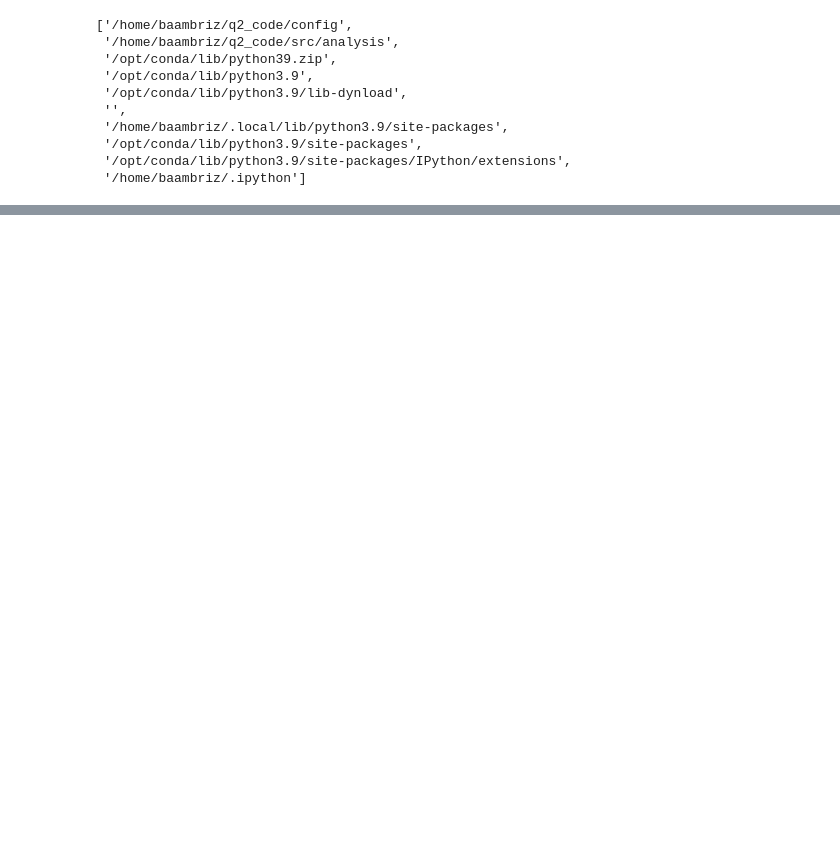
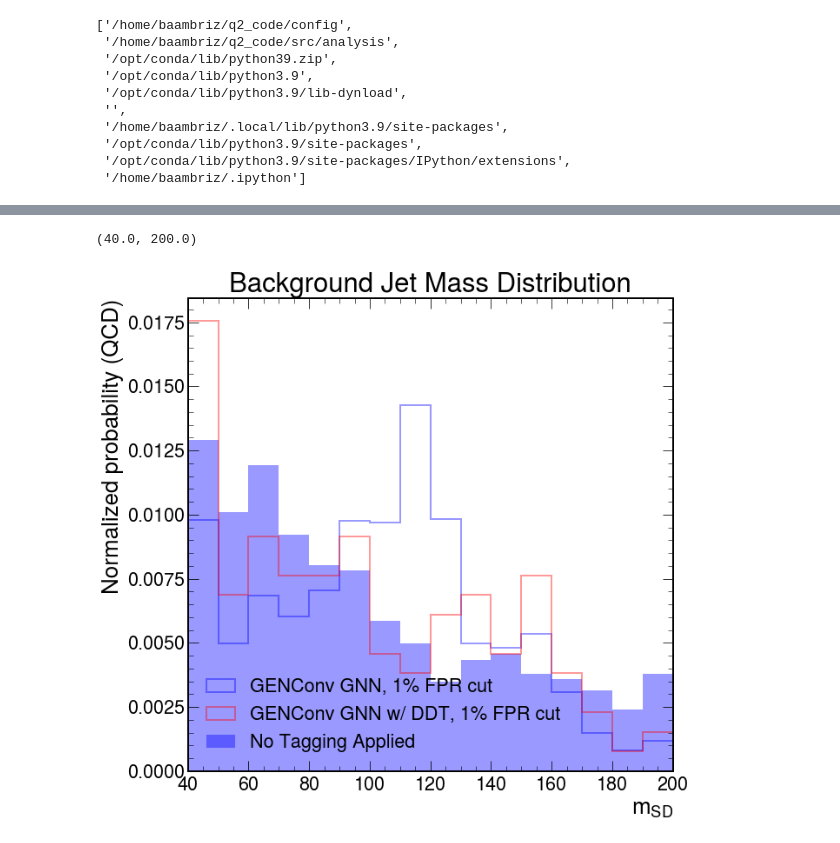
Before and after one commit to Bryan-Az/DSC-Capstone-Result-Replication, a Jupyter notebook: src/analysis/evaluation.ipynb, the cells around one changed output, grey strips where cells are left out. Cells and saved outputs as stored; diff of their text form; code cells hidden in the pictures; blank space fills up the shorter version.

```diff
--- a/src/analysis/evaluation.ipynb
+++ b/src/analysis/evaluation.ipynb
@@ -182,20 +177,18 @@ ntracks = definitions['ntracks']
 from DataGenerator import DataGenerator
 # load testing file
 test_files = ['~/teams/DSC180A_FA21_A00/a11/test/ntuple_merged_0.root']
-test_generator = DataGenerator(test_files, features, labels, spectators, batch_size=8192, n_dim=ntracks,
+test_generator = DataGenerator(test_files, features, labels, spectators, batch_size=1024, n_dim=ntracks,
                                remove_mass_pt_window=True,
-                               remove_unlabeled=True,
                                return_spectators=True,
-                               max_entry=8192) # basically, no maximum
+                               remove_unlabeled=True, max_entry = 4500)
 # %%
 from tqdm.notebook import tqdm
-# %%
-# run model inference on test data set
-predict_array_adv = []
-label_array_test = []
-spec_array_test = []
-
-for t in tqdm(test_generator, total=len(test_generator)):
-    label_array_test.append(t[1][0])
-    spec_array_test.append(t[1][1])
-    break
+# %%
+#collecting truth labels
+spec_array_test = []
+label_array_test = []
+for t in tqdm(test_generator, total=len(test_generator)):
+    spec_array_test.append(t[1][1])
+    label_array_test.append(t[1])
+label_array_test = np.concatenate(np.column_stack(label_array_test), axis=1)
+spec_array_test = np.concatenate(spec_array_test, axis=0)
@@ -202,3 +199,25 @@ for t in tqdm(test_generator, total=len(test_generator)):
+# %%
+fpr_gnn, tpr_gnn, threshold_gnn = roc_curve(graph_predictions['hbb_label'], graph_predictions['hbb_sig'])
+# %%
+plt.figure()
+for wp in [0.01]:
+    plt.hist(spec_array_test[:,0], bins=np.linspace(20, 220, 21),
+             weights=graph_predictions['hbb_sig'],
+             alpha=0.4, density=True, color = 'blue',label='GENConv GNN, {}% FPR cut'.format(int(wp*100)), histtype='step', linewidth = 2)
+    plt.hist(spec_array_test[:, 0], bins=np.linspace(20, 220, 21),
+             weights= label_array_test[:, 0] * (graph_predictions['qcd_sig'] < threshold_gnn[idx_gnn]),
+             alpha=0.4, density=True, color = 'red',label='GENConv GNN w/ DDT, {}% FPR cut'.format(int(wp*100)),histtype='step', linewidth = 2)
+    plt.hist(spec_array_test[:,0], bins=np.linspace(20, 220, 21),
+             weights=label_array_test[:,0],
+             alpha=0.4, density=True, color = 'blue', label='No Tagging Applied'.format(int(wp*100)))
+    plt.title("Background Jet Mass Distribution")
+plt.legend(loc='lower left')
+plt.xlabel(r'$m_{SD}$')
+plt.ylabel(r'Normalized probability (QCD)')
+plt.xlim(40, 200)
+# %% [output]
+(40.0, 200.0)
+[figure, added]
 # %%
 plt.figure()
 for wp in [0.01]:
```
Also changed, not shown: parts of 10 cells of this notebook, 3 other files.
